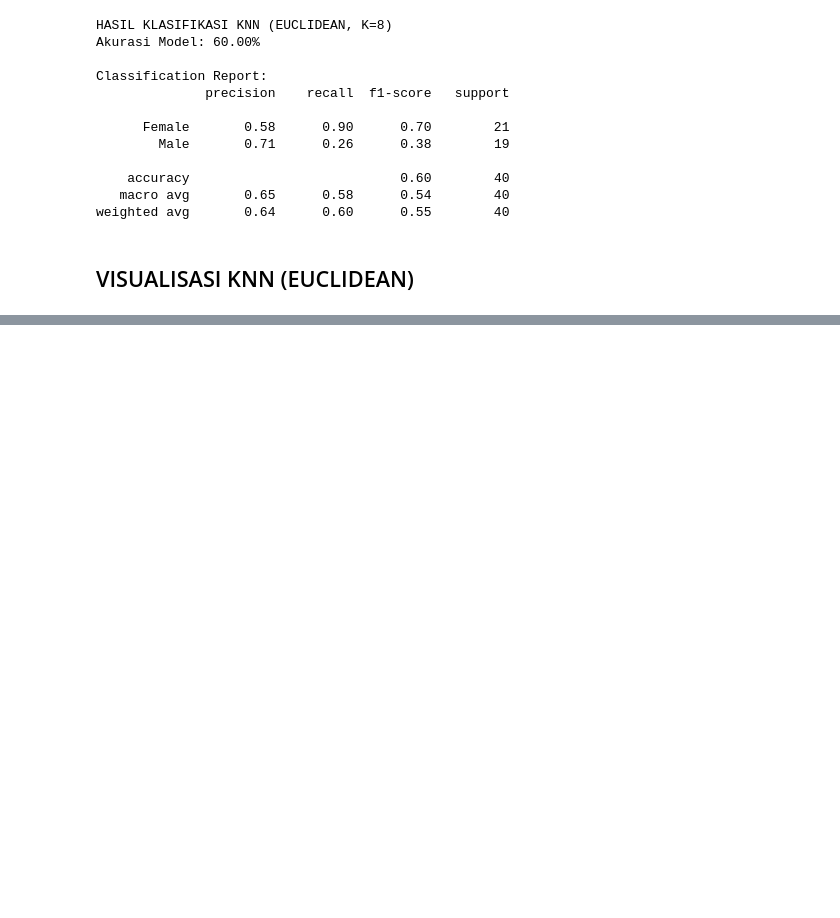
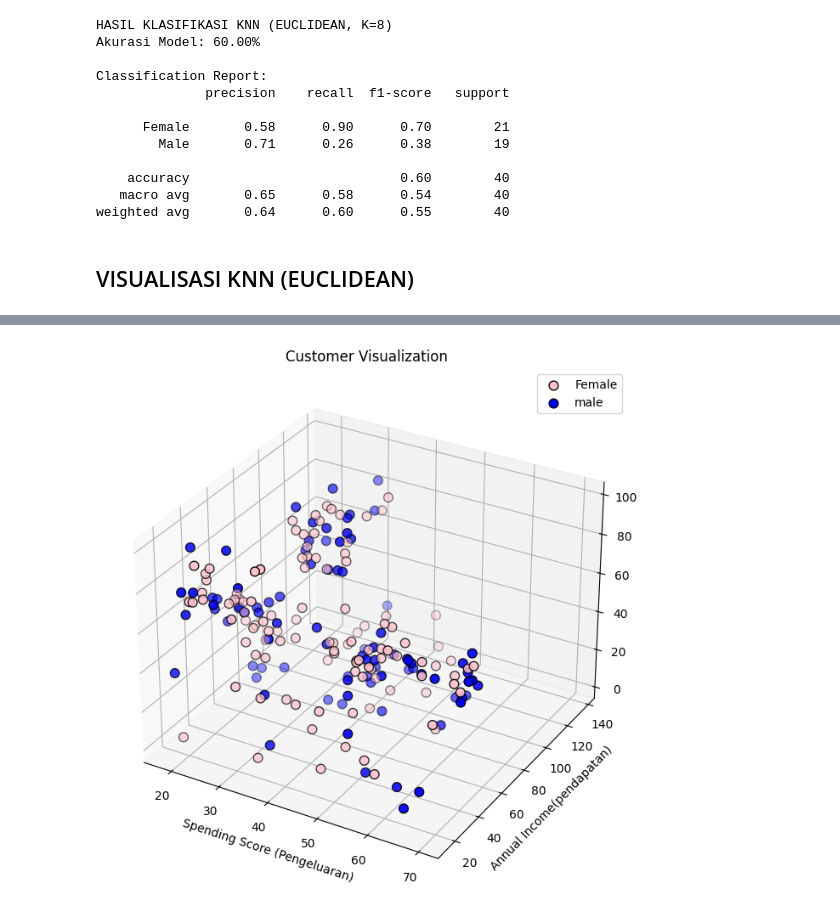
Before and after one commit to CaneToad-Marceline/machine_learning_task, a Jupyter notebook: tugas2/KNN_euclideanDistance.ipynb, the cells around one changed output, grey strips where cells are left out. Saved outputs shown, nothing was run; the diff lists cells and outputs as text; code cells hidden in the pictures; blank space fills up the shorter version.

```diff
--- a/tugas2/KNN_euclideanDistance.ipynb
+++ b/tugas2/KNN_euclideanDistance.ipynb
@@ -123,3 +125,31 @@ Notes:
 Plot di atas menunjukkan bagaimana KNN mengklasifikasi bintang merah.
 Algoritma menarik garis lurus (Euclidean distance) ke-N tetangga terdekatnya (lingkaran hijau).
 Berdasarkan mayoritas label dari tetangga-tetangga hijau ini, label bintang merah akan ditentukan.
+# %%
+fig = plt.figure(figsize=(10,8))
+ax = fig.add_subplot(111,projection='3d')
+
+female_data = df[df['Gender'] == 0]
+male_data = df[df['Gender'] == 1]
+
+ax.scatter(female_data['Age'],
+female_data['Annual Income (k$)'],
+female_data['Spending Score (1-100)'],
+c='pink', s=60,
+edgecolors='k', label='Female')
+
+ax.scatter(male_data['Age'],
+male_data['Annual Income (k$)'],
+male_data['Spending Score (1-100)'],
+c='blue', s=60,
+edgecolors='k', label='male')
+
+ax.set_xlabel('Age(umur)')
+ax.set_ylabel('Annual Income(pendapatan)')
+ax.set_xlabel('Spending Score (Pengeluaran)')
+ax.set_title('Customer Visualization')
+ax.legend()
+
+plt.show()
+# %% [output]
+[figure, added]
```
Also changed, not shown: parts of 2 cells of this notebook.
